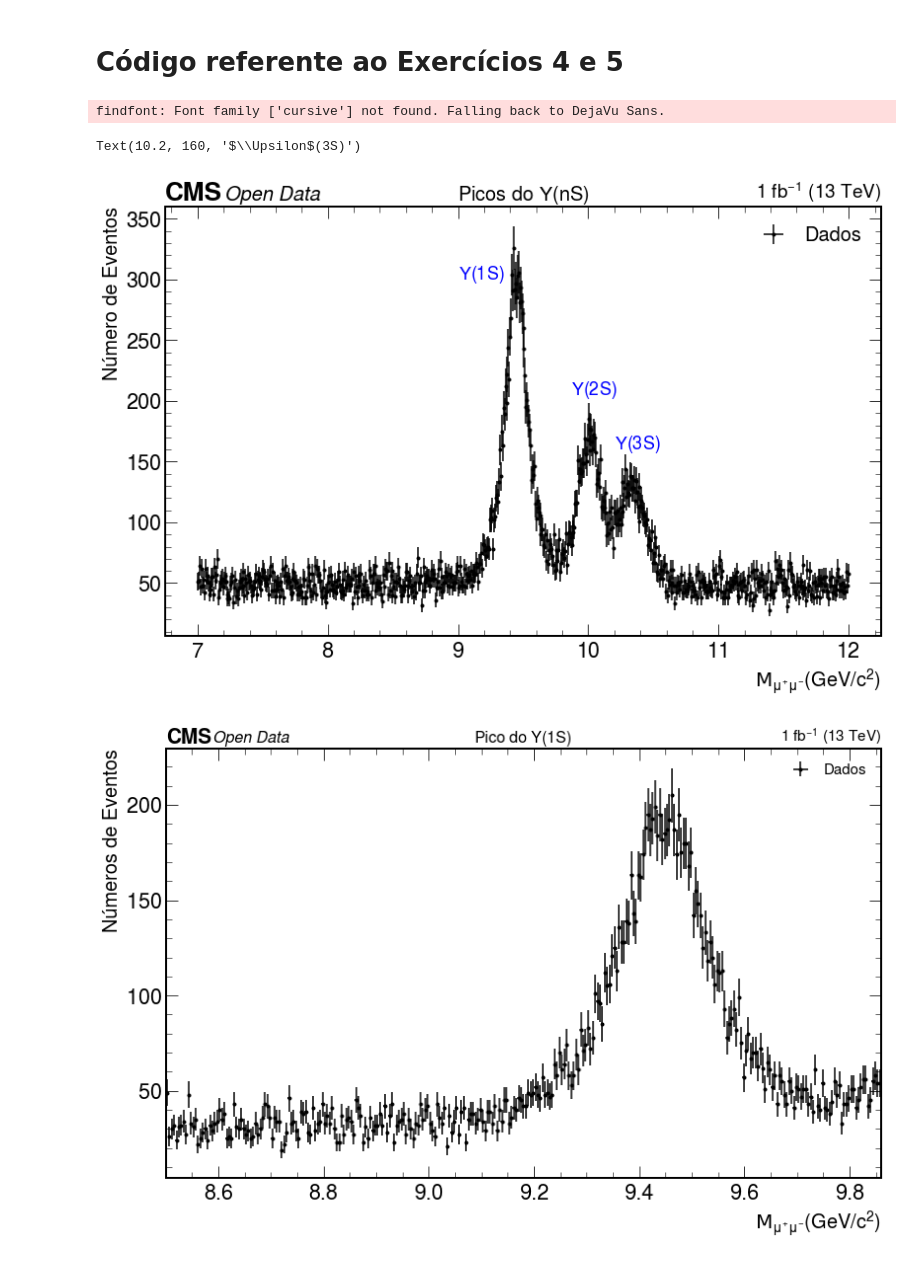
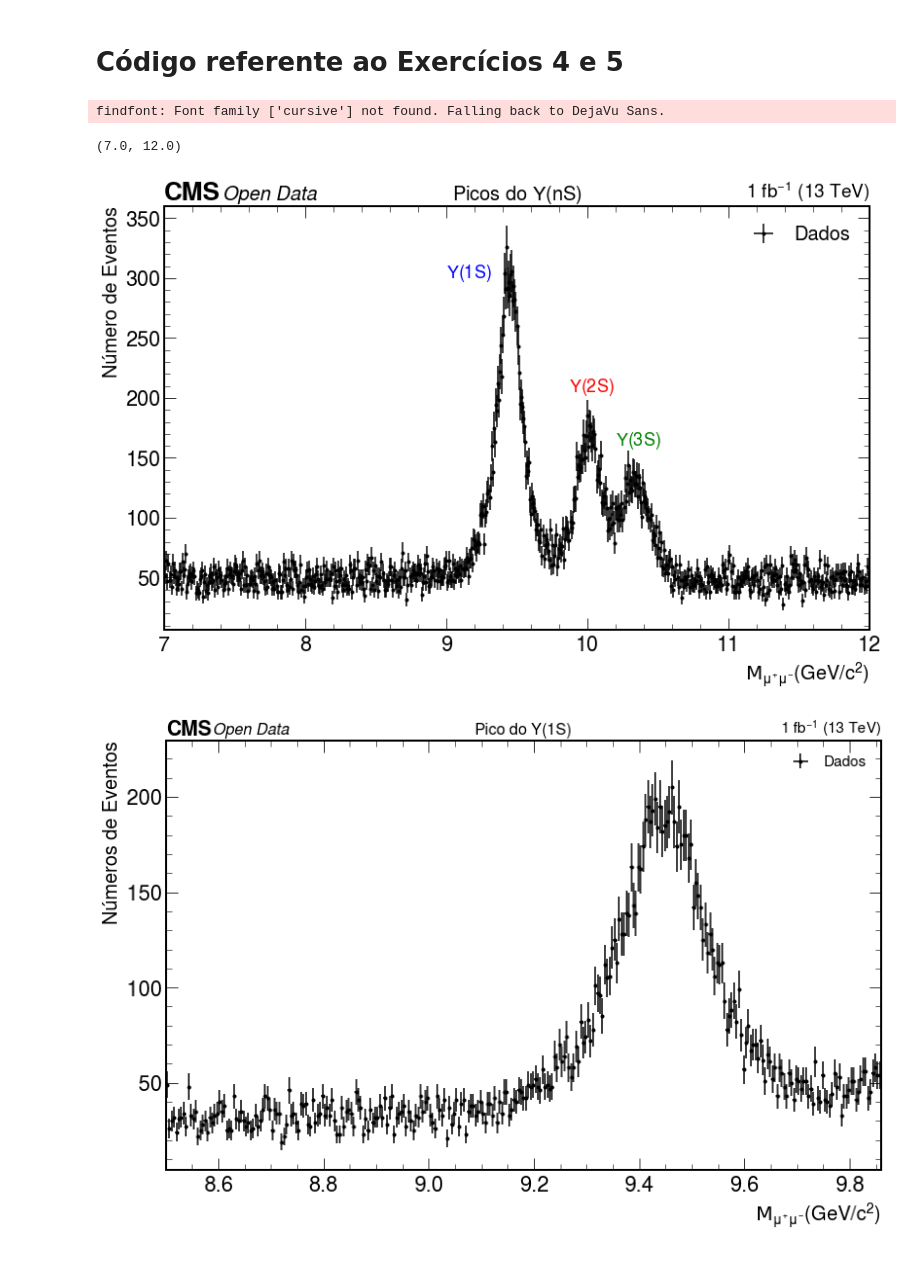
Before and after one commit to teteumac/Projeto-Final---Analise-em-FAE, a Jupyter notebook: Exercicio_4_e_5.ipynb, the cells around one changed output. Saved outputs shown, nothing was run; the diff lists cells and outputs as text; code cells hidden in the pictures.

```diff
--- a/Exercicio_4_e_5.ipynb
+++ b/Exercicio_4_e_5.ipynb
@@ -32,27 +32,28 @@ lista_massa_Upsi = lista_massa[lista_massa_cut]
 # %%
 plt.figure(figsize = ( 13, 8 ))
 
 counts_1, bin_edges_1 = np.histogram( lista_massa_Upsi , bins = np.linspace( 7, 12, 700 ) )
 errors_1 = np.sqrt( counts_1 )
 bin_centres_1 = ( bin_edges_1[:-1] + bin_edges_1[1:] ) / 2.
 plt.errorbar( bin_centres_1, counts_1,
               yerr = errors_1,
               xerr=abs(bin_centres_1[4] - bin_centres_1[5])/2 ,
               fmt = '.',
               label = 'Dados', color = 'black' )
 
 plt.xlabel( r'$\mathcal{M}_{\mu^{+}\mu^{-}}$(GeV/c$^{2}$)', fontsize = 20)
 plt.ylabel( 'Número de Eventos',fontsize = 20)
 hep.cms.label( llabel = "Open Data", rlabel = "1 fb$^{-1}$ (13 TeV)", fontsize = 20)
 plt.title( r"Picos do $\Upsilon$(nS)" , fontsize = 20 )
 plt.legend( loc = 'best', fontsize = 20 )
 plt.text(9.,300, r'$\Upsilon$(1S)', fontsize = 18 , color = 'blue')
-plt.text(9.87,205, r'$\Upsilon$(2S)', fontsize = 18 , color = 'blue')
-plt.text(10.2,160, r'$\Upsilon$(3S)', fontsize = 18 , color = 'blue')
+plt.text(9.87,205, r'$\Upsilon$(2S)', fontsize = 18 , color = 'red')
+plt.text(10.2,160, r'$\Upsilon$(3S)', fontsize = 18 , color = 'green')
+plt.xlim(7,12)
 # %% [output]
 findfont: Font family ['cursive'] not found. Falling back to DejaVu Sans.
-Text(10.2, 160, '$\\Upsilon$(3S)')
+(7.0, 12.0)
-[figure, old version]
+[figure, new version]
 # %%
 xmin , xmax = 8.5 , 9.86 # intervalo do pico escolhido
 # %%
```
